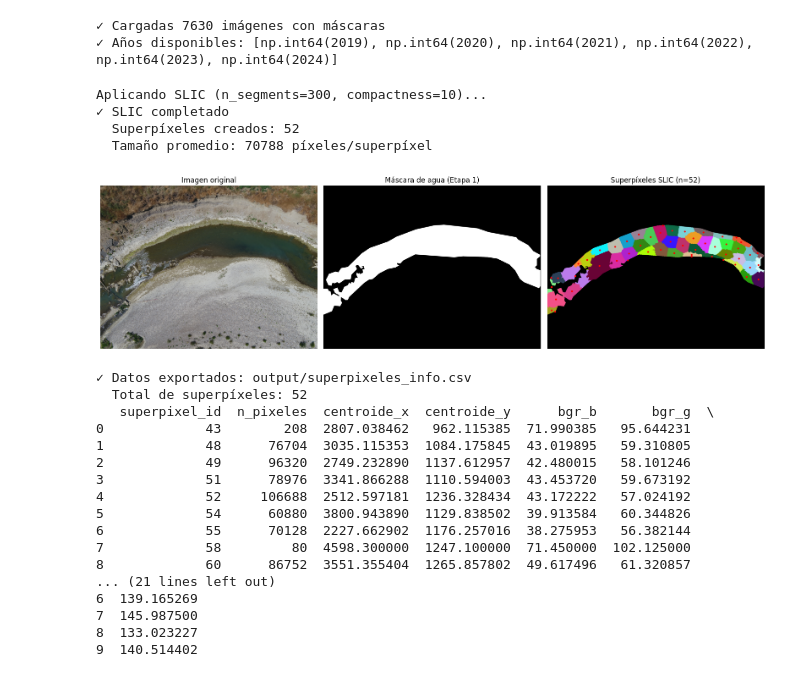
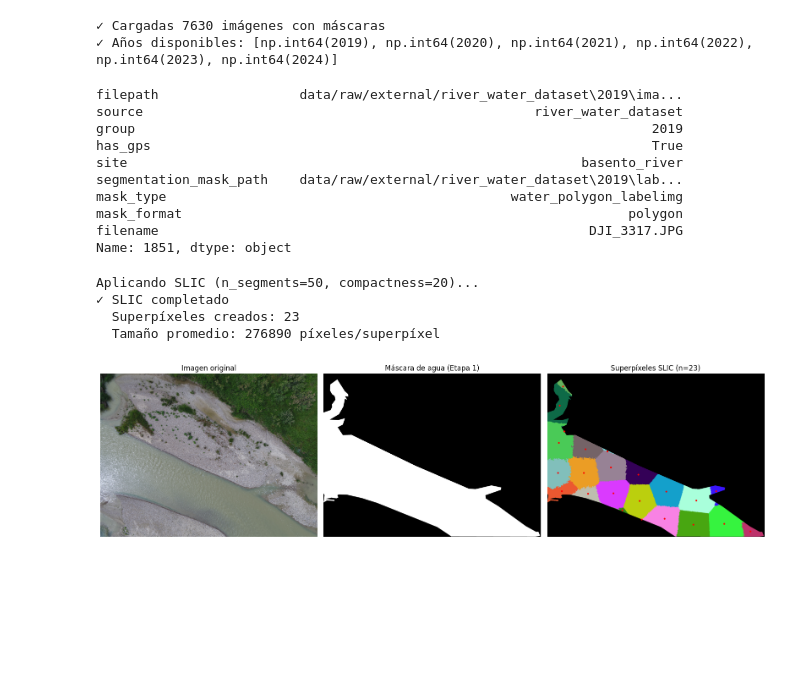
Before and after one commit to Charyzzz/proyecto_eutrofizacion, a Jupyter notebook: notebooks/extract_superpixels_test.ipynb, the cells around one changed output. Saved outputs shown, nothing was run; the diff lists cells and outputs as text; code cells hidden in the pictures; blank space fills up the shorter version.

```diff
--- a/notebooks/extract_superpixels_test.ipynb
+++ b/notebooks/extract_superpixels_test.ipynb
@@ -36,59 +36,55 @@ print(f"✓ Años disponibles: {sorted(df_river_con_mask['group'].unique())}")
 # %% [output]
 ✓ Cargadas 7630 imágenes con máscaras
 ✓ Años disponibles: [np.int64(2019), np.int64(2020), np.int64(2021), np.int64(2022), np.int64(2023), np.int64(2024)]
+# %%
+print(df_river_con_mask.loc[df_river_con_mask[df_river_con_mask['filename'] == 'DJI_3317.JPG'].index[0]])
+# %% [output]
+filepath                  data/raw/external/river_water_dataset\2019\ima...
+source                                                  river_water_dataset
+group                                                                  2019
+has_gps                                                                True
+site                                                          basento_river
+segmentation_mask_path    data/raw/external/river_water_dataset\2019\lab...
+mask_type                                            water_polygon_labelimg
+mask_format                                                         polygon
+filename                                                       DJI_3317.JPG
+Name: 1851, dtype: object
 # %%
 # Cargar imagen y máscara (ejemplo con una imagen de RivAIrSet)
-row = df_river_con_mask.iloc[0]  # Primera imagen
+row = df_river_con_mask.loc[df_river_con_mask[df_river_con_mask['filename'] == 'DJI_3317.JPG'].index[0]]  # Primera imagen
 ruta_imagen = Path(BASE_PATH) / row['filepath']
 ruta_mascara = Path(BASE_PATH) / row['segmentation_mask_path']
 
 imagen_bgr = cv2.imread(str(ruta_imagen))
 mascara_agua = cargar_mascara_desde_labeling(str(ruta_mascara), imagen_bgr.shape[0], imagen_bgr.shape[1])
 
 # APLICAR ETAPA 2
 resultado_slic = aplicar_slic(
     imagen_bgr,
     mascara_agua,
-    n_segments=300,    # Ajusta según necesites (100-500)
-    compactness=10     # Ajusta según necesites (1-20)
+    n_segments=50,    # Ajusta según necesites (100-500)
+    compactness=20     # Ajusta según necesites (1-20)
 )
 
 # Visualizar
 fig, axes = visualizar_superpixeles(resultado_slic)
 plt.show()
 
 # Extraer información de cada superpíxel
 imagen_hsv = cv2.cvtColor(imagen_bgr, cv2.COLOR_BGR2HSV)
 imagen_lab = cv2.cvtColor(imagen_bgr, cv2.COLOR_BGR2LAB)
 
-df_superpixeles = exportar_superpixeles_csv(
-    resultado_slic,
-    imagen_hsv,
-    imagen_lab,
-    'output/superpixeles_info.csv'
-)
-
-print(df_superpixeles.head(10))
+#df_superpixeles = exportar_superpixeles_csv(
+#    resultado_slic,
+#    imagen_hsv,
+#    imagen_lab,
+#    'output/superpixeles_info.csv'
+#)
+#
+#print(df_superpixeles.head(10))
 # %% [output]
-Aplicando SLIC (n_segments=300, compactness=10)...
+Aplicando SLIC (n_segments=50, compactness=20)...
 ✓ SLIC completado
-  Superpíxeles creados: 52
-  Tamaño promedio: 70788 píxeles/superpíxel
+  Superpíxeles creados: 23
+  Tamaño promedio: 276890 píxeles/superpíxel
-[figure, old version]
+[figure, new version]
-✓ Datos exportados: output/superpixeles_info.csv
-  Total de superpíxeles: 52
-   superpixel_id  n_pixeles  centroide_x  centroide_y      bgr_b       bgr_g  \
-0             43        208  2807.038462   962.115385  71.990385   95.644231
-1             48      76704  3035.115353  1084.175845  43.019895   59.310805
-2             49      96320  2749.232890  1137.612957  42.480015   58.101246
-3             51      78976  3341.866288  1110.594003  43.453720   59.673192
-4             52     106688  2512.597181  1236.328434  43.172222   57.024192
-5             54      60880  3800.943890  1129.838502  39.913584   60.344826
-6             55      70128  2227.662902  1176.257016  38.275953   56.382144
-7             58         80  4598.300000  1247.100000  71.450000  102.125000
-8             60      86752  3551.355404  1265.857802  49.617496   61.320857
-... (21 lines left out)
-6  139.165269
-7  145.987500
-8  133.023227
-9  140.514402
```
Also changed, not shown: 2 other files.
